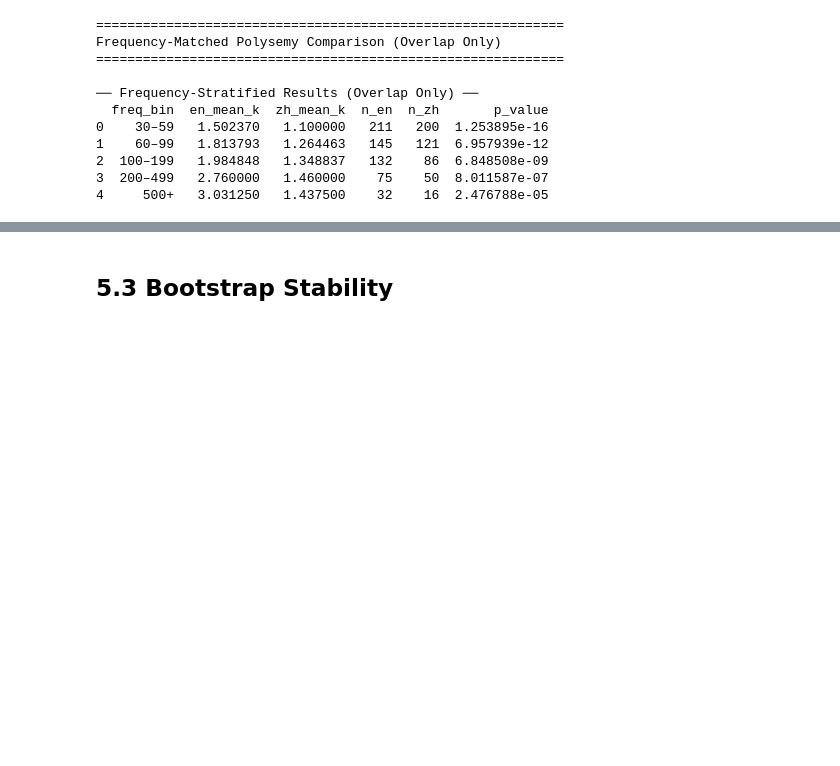
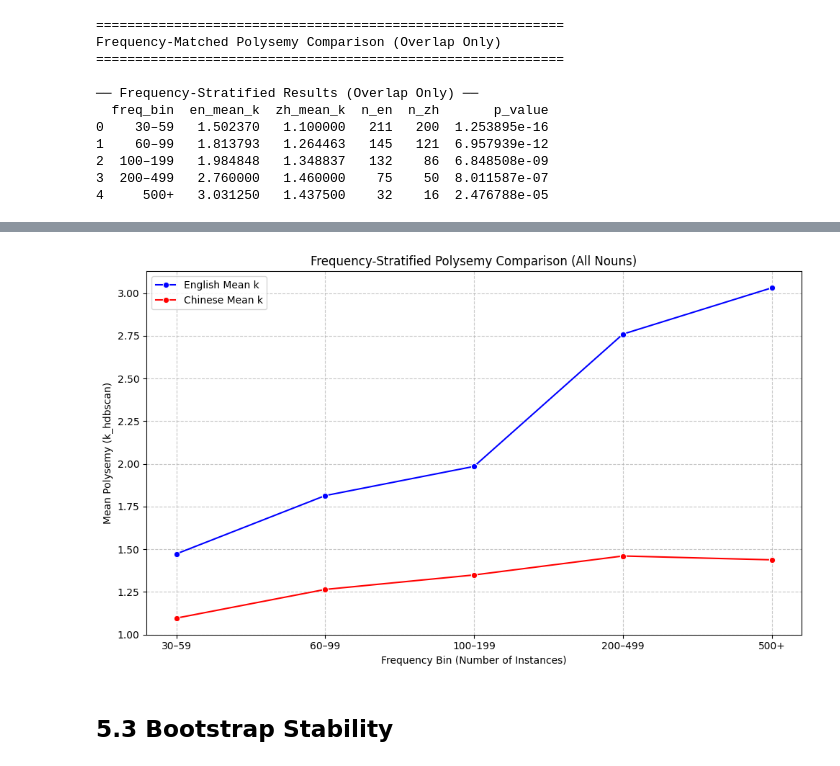
Before and after one commit to changsin/polysemy_xlang_wsi, a Jupyter notebook: notebooks/polysemy_robustness_checks.ipynb, the cells around one changed output, grey strips where cells are left out. Cells and saved outputs as stored; diff of their text form; code cells hidden in the pictures; blank space fills up the shorter version.

```diff
--- a/notebooks/polysemy_robustness_checks.ipynb
+++ b/notebooks/polysemy_robustness_checks.ipynb
@@ -201,3 +542,37 @@ Frequency-Matched Polysemy Comparison (Overlap Only)
+# %%
+import matplotlib.pyplot as plt
+import seaborn as sns
+
+# Ensure bin_all_df is sorted by frequency bin for correct plotting
+# The current labels are already ordered, so direct plotting should work.
+
+plt.figure(figsize=(10, 6))
+sns.lineplot(
+    x='freq_bin',
+    y='en_mean_k',
+    data=bin_all_df,
+    marker='o',
+    label='English Mean k',
+    color='blue'
+)
+sns.lineplot(
+    x='freq_bin',
+    y='zh_mean_k',
+    data=bin_all_df,
+    marker='o',
+    label='Chinese Mean k',
+    color='red'
+)
+
+plt.title('Frequency-Stratified Polysemy Comparison (All Nouns)')
+plt.xlabel('Frequency Bin (Number of Instances)')
+plt.ylabel('Mean Polysemy (k_hdbscan)')
+plt.grid(True, linestyle='--', alpha=0.7)
+plt.legend()
+plt.tight_layout()
+plt.show()
+# %% [output]
+[figure, added]
 # %% [markdown]
 ## 5.3 Bootstrap Stability
 # %%
```
Also changed, not shown: parts of 9 cells of this notebook.
